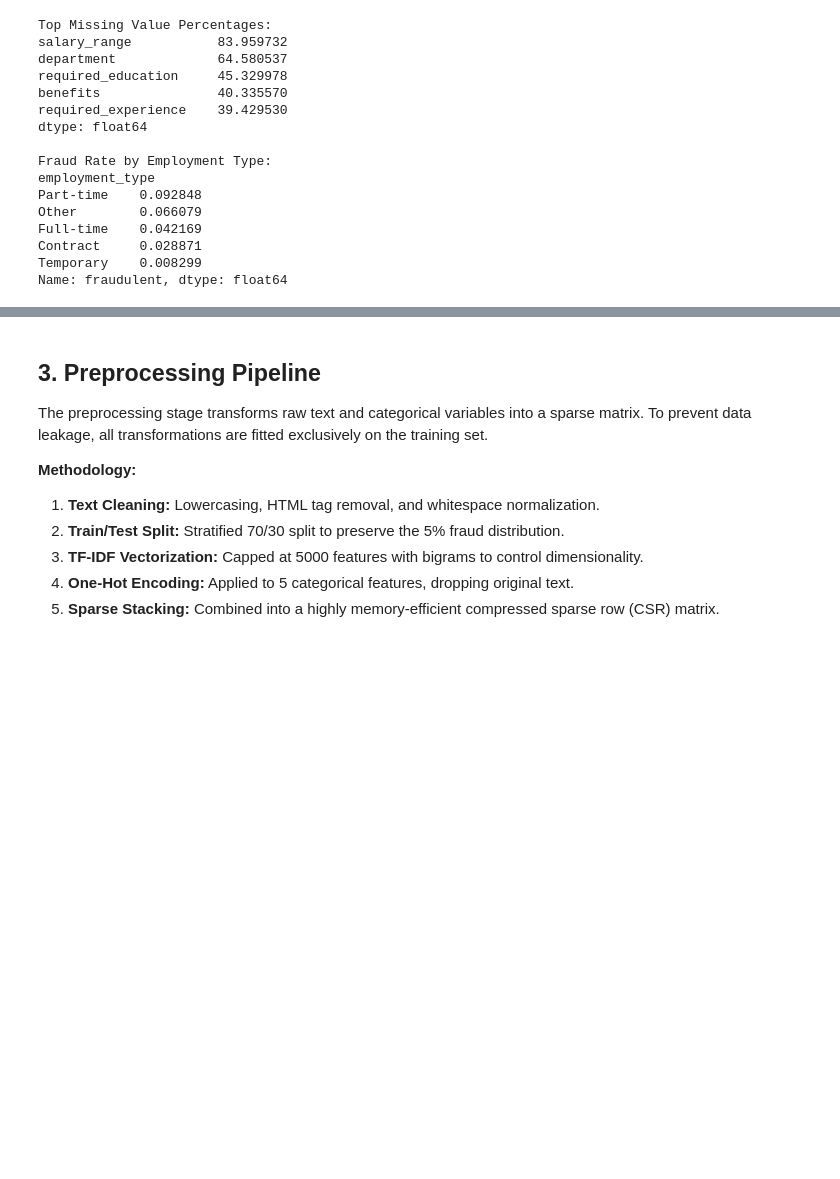
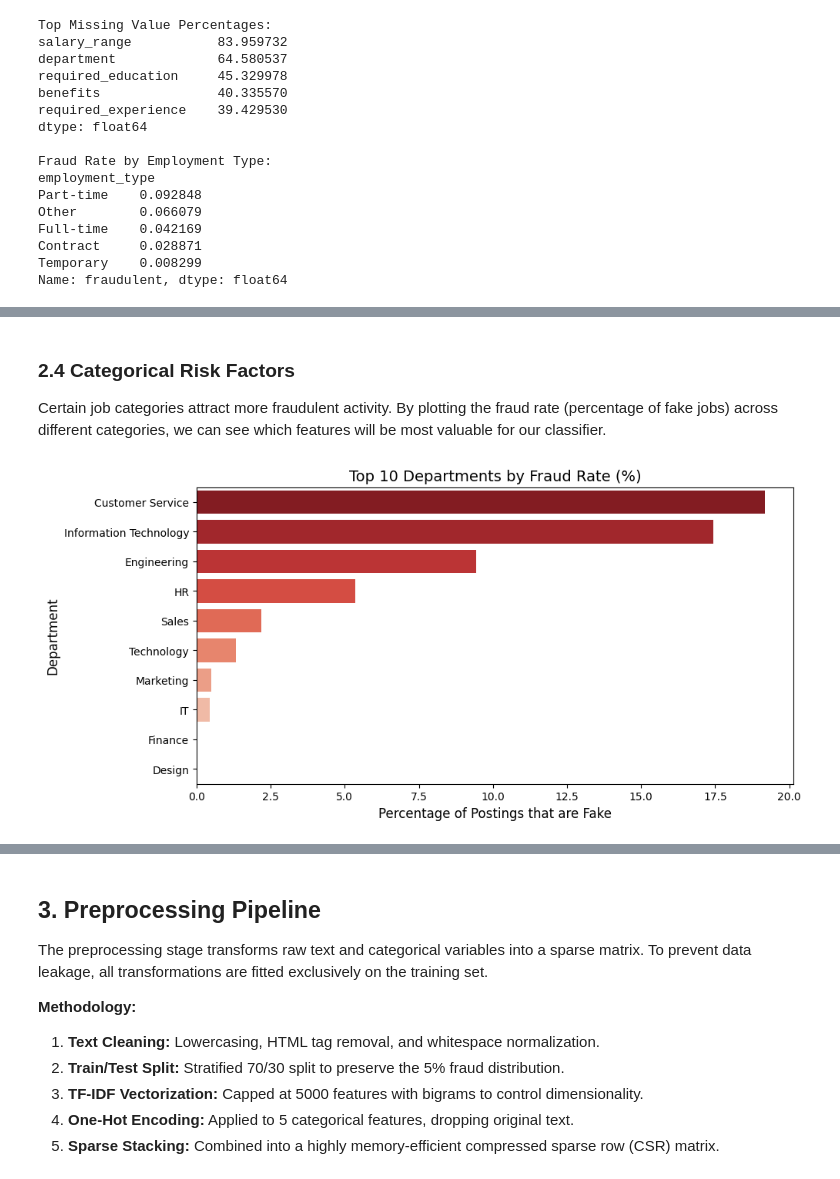
Before and after one commit to archie-2006/fake-job-post-detection, a Jupyter notebook: notebooks/notebook.ipynb, the cells around one changed output, grey strips where cells are left out. Drawn from its saved outputs; the diff is of its cells as text; code cells hidden in the pictures; blank space fills up the shorter version.

```diff
--- a/notebooks/notebook.ipynb
+++ b/notebooks/notebook.ipynb
@@ -58,0 +106,18 @@ Name: fraudulent, dtype: float64
+# %% [markdown]
+### 2.4 Categorical Risk Factors
+Certain job categories attract more fraudulent activity. By plotting the fraud rate (percentage of fake jobs) across different categories, we can see which features will be most valuable for our classifier.
+# %%
+# Calculate fraud rates for top departments
+dept_counts = df['department'].value_counts()
+# Only look at departments with at least 50 postings to avoid noise
+valid_depts = dept_counts[dept_counts > 50].index
+dept_fraud_rate = df[df['department'].isin(valid_depts)].groupby('department')['fraudulent'].mean().sort_values(ascending=False).head(10)
+
+plt.figure(figsize=(10, 5))
+sns.barplot(x=dept_fraud_rate.values * 100, y=dept_fraud_rate.index, palette='Reds_r')
+plt.title('Top 10 Departments by Fraud Rate (%)', fontsize=14)
+plt.xlabel('Percentage of Postings that are Fake', fontsize=12)
+plt.ylabel('Department', fontsize=12)
+plt.show()
+# %% [output]
+[figure, added]
```
Also changed, not shown: parts of 17 cells of this notebook, 1 other file.
